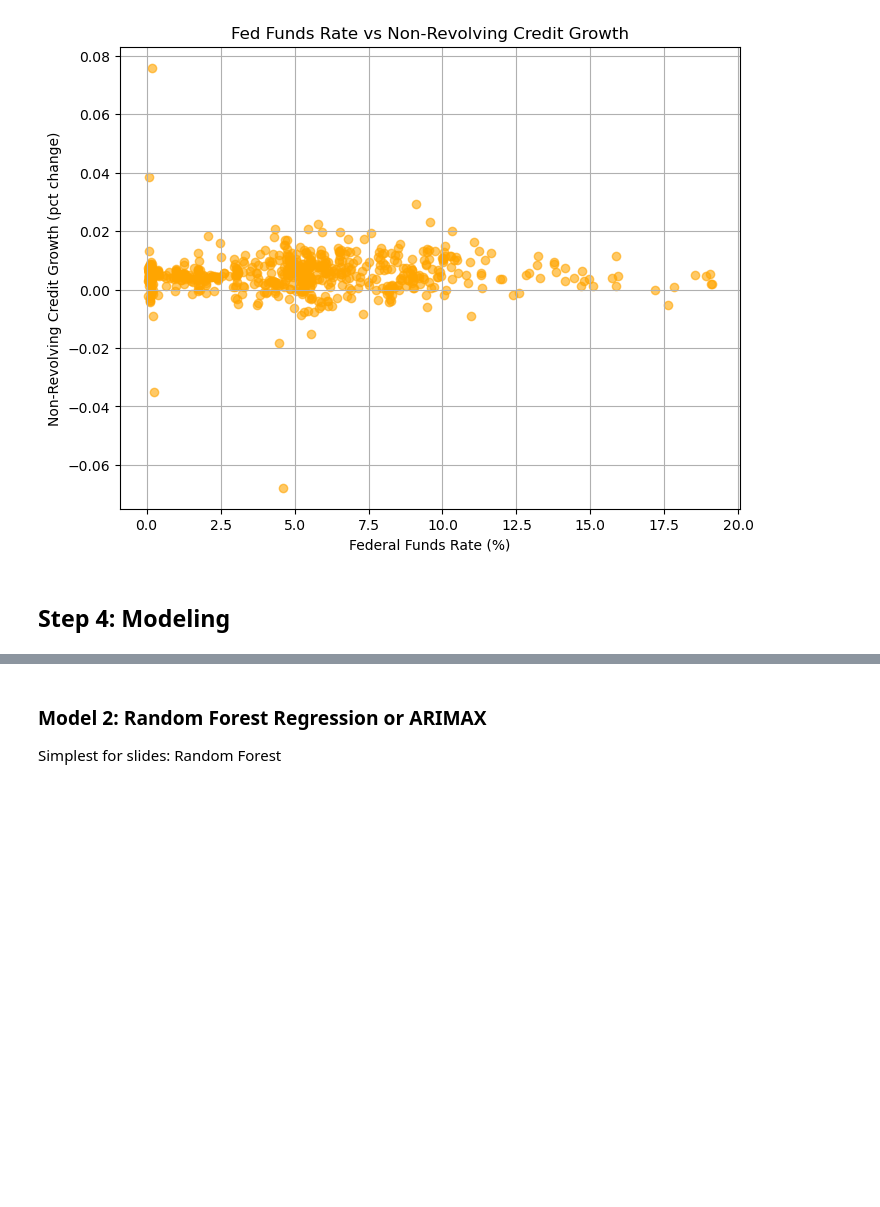
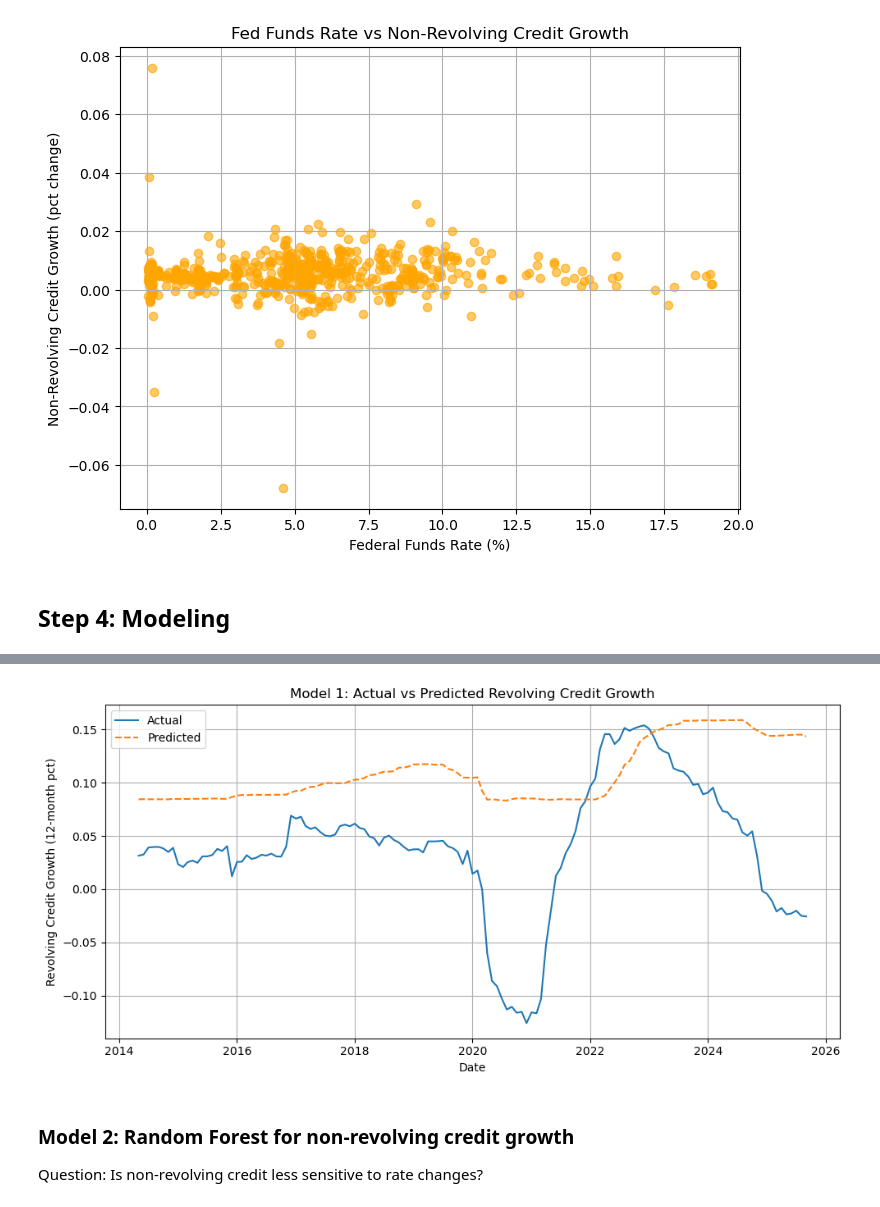
Before and after one commit to c-jimmy1/Data-Science, a Jupyter notebook: assign3/src/assign3.ipynb, the cells around one changed output, grey strips where cells are left out. Cells and saved outputs as stored; diff of their text form; code cells hidden in the pictures; blank space fills up the shorter version.

Commit message:
updated random forest and linear regression

```diff
--- a/assign3/src/assign3.ipynb
+++ b/assign3/src/assign3.ipynb
@@ -160,0 +179,26 @@ coef: [0.00117739] intercept: 0.004680503349725517
+# %%
+
+features_m1 = ["fedfunds_lag0", "fedfunds_lag3", "fedfunds_lag6", "fedfunds_lag12"]
+target_m1 = "revolving_growth_12m"
+
+X1 = df_model[features_m1]
+y1 = df_model[target_m1]
+
+# keep time order (no shuffle) so it's more like train on past, test on future
+X1_train, X1_test, y1_train, y1_test = train_test_split(
+    X1, y1, test_size=0.2, shuffle=False
+)
+
+model1_ext = LinearRegression().fit(X1_train, y1_train)
+y1_pred = model1_ext.predict(X1_test)
+
+r2_1 = r2_score(y1_test, y1_pred)
+rmse_1 = np.sqrt(mean_squared_error(y1_test, y1_pred))
+
+print("=== Model 1 - Linear Regression (Revolving 12m Growth) ===")
+print("Coefficients:")
+for name, coef in zip(features_m1, model1_ext.coef_):
+    print(f"  {name}: {coef:.4f}")
+print(f"Intercept: {model1_ext.intercept_:.4f}")
+print(f"R^2 (test): {r2_1:.3f}")
+print(f"RMSE (test): {rmse_1:.4f}")
@@ -161,3 +215,16 @@ coef: [0.00117739] intercept: 0.004680503349725517
+# %%
+plt.figure(figsize=(10,5))
+plt.plot(y1_test.index, y1_test, label="Actual", linewidth=1.5)
+plt.plot(y1_test.index, y1_pred, label="Predicted", linestyle="--", linewidth=1.5)
+plt.xlabel("Date")
+plt.ylabel("Revolving Credit Growth (12-month pct)")
+plt.title("Model 1: Actual vs Predicted Revolving Credit Growth")
+plt.legend()
+plt.grid(True)
+plt.tight_layout()
+plt.show()
+# %% [output]
+[figure, added]
 # %% [markdown]
-### Model 2: Random Forest Regression or ARIMAX
-Simplest for slides: Random Forest
+### Model 2: Random Forest for non-revolving credit growth
+Question: Is non-revolving credit less sensitive to rate changes?
```
Also changed, not shown: parts of 6 cells of this notebook.
